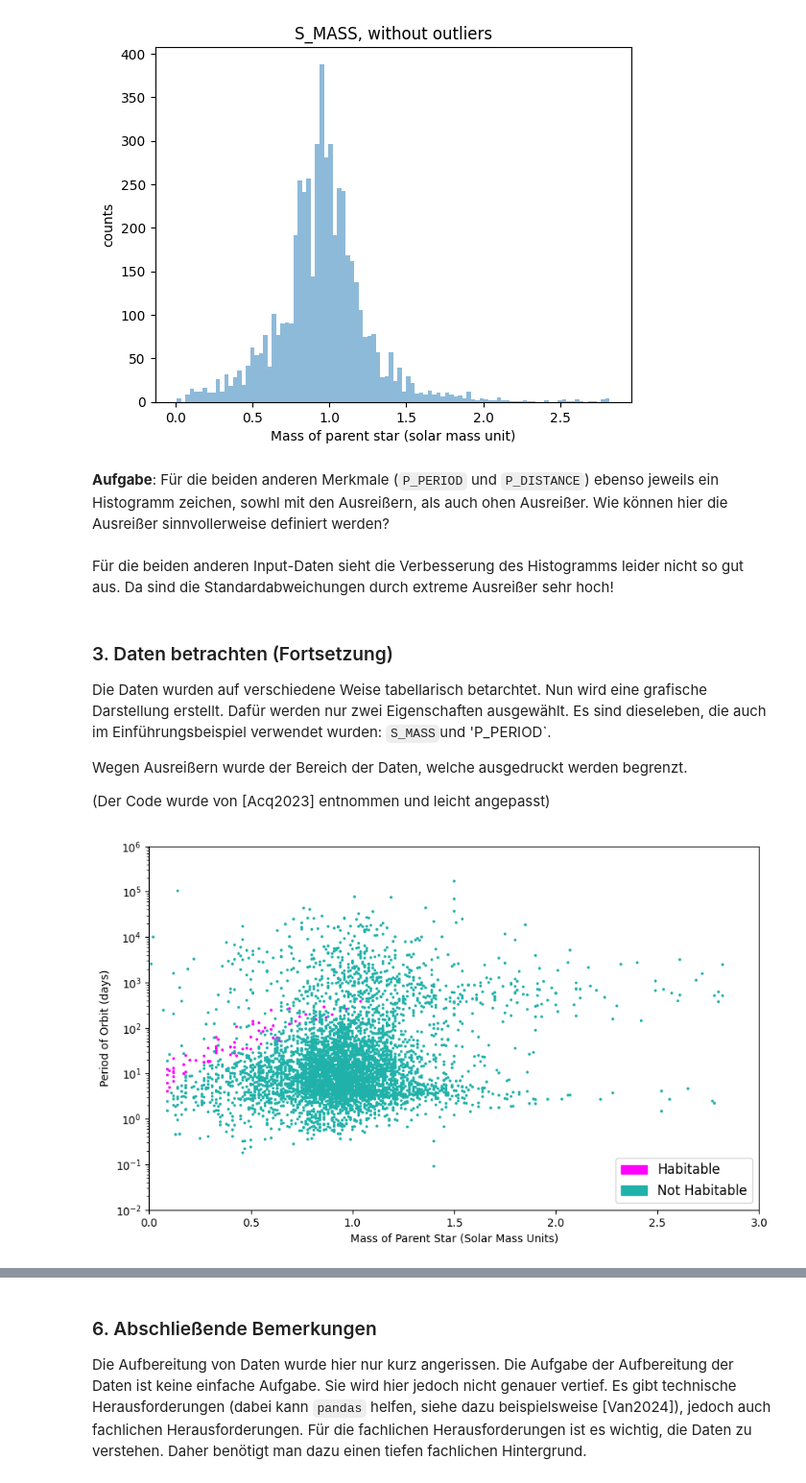
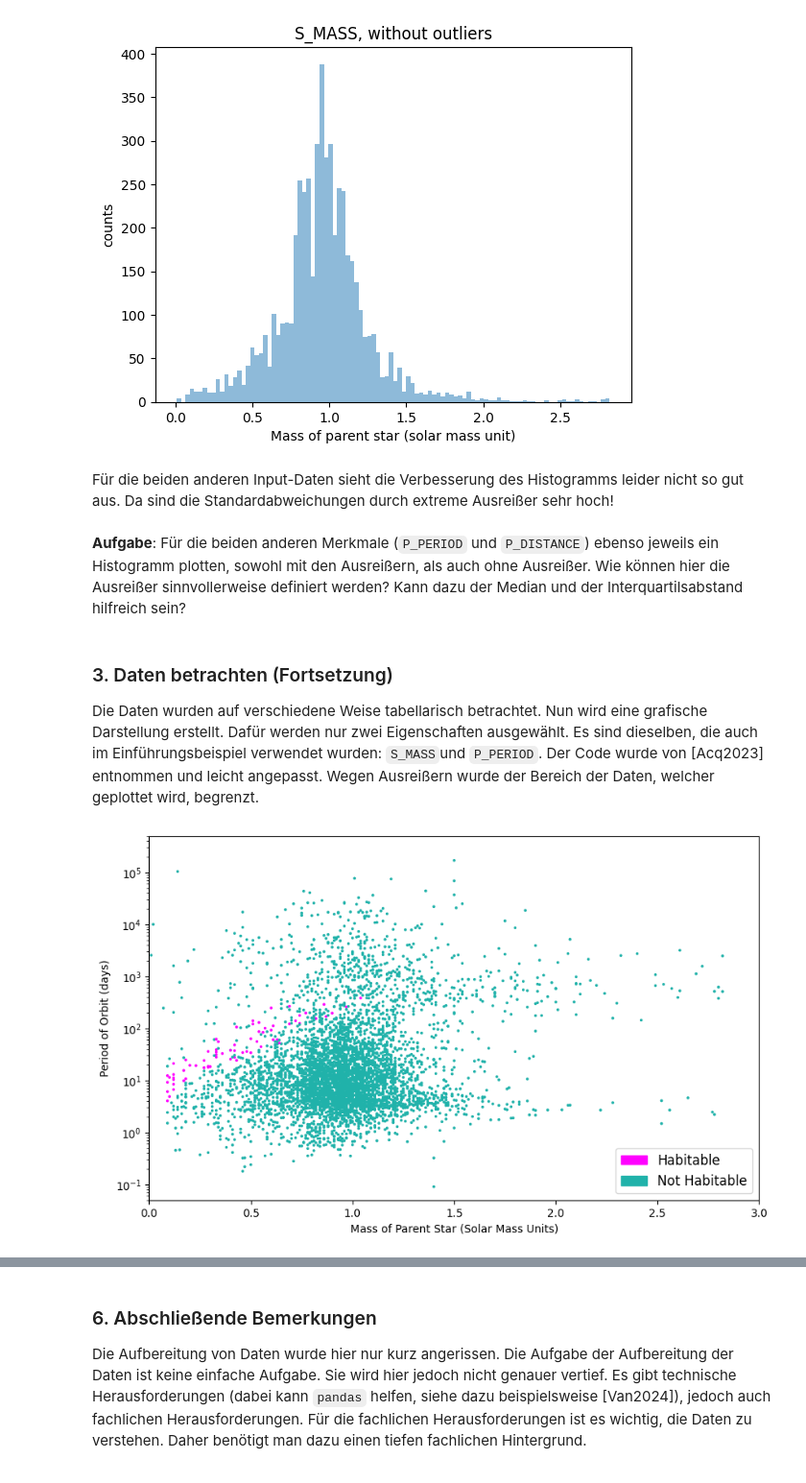
Before and after one commit to Zeh-Marschke/MLe, a Jupyter notebook: ML03a-DatenAufbereiten.ipynb, the cells around one changed output, grey strips where cells are left out. Shown at 96% size. Saved outputs shown, nothing was run; the diff lists cells and outputs as text; code cells hidden in the pictures.

Commit message:
03a DatenAufbereiten überarbeitet

```diff
--- a/ML03a-DatenAufbereiten.ipynb
+++ b/ML03a-DatenAufbereiten.ipynb
@@ -177,50 +181,47 @@ plt.ylabel ("counts")
 plt.show ()
 # %% [output]
 [figure]
-# %% [markdown]
-**Aufgabe**: Für die beiden anderen Merkmale (`P_PERIOD` und `P_DISTANCE`) ebenso jeweils ein Histogramm zeichen,
-sowhl mit den Ausreißern, als auch ohen Ausreißer. Wie können hier die Ausreißer sinnvollerweise definiert werden?
 # %% [markdown]
 Für die beiden anderen Input-Daten sieht die Verbesserung des Histogramms leider nicht so gut aus.
 Da sind die Standardabweichungen durch extreme Ausreißer sehr hoch!
+# %% [markdown]
+**Aufgabe**: Für die beiden anderen Merkmale (`P_PERIOD` und `P_DISTANCE`) ebenso jeweils ein Histogramm plotten,
+sowohl mit den Ausreißern, als auch ohne Ausreißer. Wie können hier die Ausreißer sinnvollerweise definiert werden?
+Kann dazu der Median und der Interquartilsabstand hilfreich sein?
 # %% [markdown]
 ### 3. Daten betrachten (Fortsetzung)
-Die Daten wurden auf verschiedene Weise tabellarisch betarchtet. Nun wird eine grafische Darstellung erstellt.
-Dafür werden nur zwei Eigenschaften ausgewählt. Es sind dieseleben, die auch im Einführungsbeispiel
-verwendet wurden: `S_MASS`und 'P_PERIOD`.
-
-Wegen Ausreißern wurde der Bereich der Daten, welche ausgedruckt werden begrenzt.
-
-(Der Code wurde von [Acq2023] entnommen und leicht angepasst)
+Die Daten wurden auf verschiedene Weise tabellarisch betrachtet. Nun wird eine grafische Darstellung erstellt.
+Dafür werden nur zwei Eigenschaften ausgewählt. Es sind dieselben, die auch im Einführungsbeispiel
+verwendet wurden: `S_MASS`und `P_PERIOD`. Der Code wurde von [Acq2023] entnommen und leicht angepasst.
+Wegen Ausreißern wurde der Bereich der Daten, welcher geplottet wird, begrenzt.
 # %%
 # --- plot the planets
 plt.figure(figsize=(10,6))
 
-COL_NOT_HABITABLE = '#20B2AA'
-COL_HABITABLE = '#FF00FF'
-cmap = matplotlib.colors.LinearSegmentedColormap.from_list ("cmap", [COL_NOT_HABITABLE, COL_HABITABLE])
+C_NOT = '#20B2AA' # color not habitable
+C_HAB = '#FF00FF' # color habitable
+cmap = matplotlib.colors.LinearSegmentedColormap.from_list \
+    ("cmap", [C_NOT, C_HAB])
 
-#a = plt.scatter(final_features['S_MASS'], final_features['P_PERIOD'], marker = '.',\
-#            c = targets, s = 100, cmap=cmap, label = 'Test')
 a = plt.scatter(df_hp ['S_MASS'], df_hp ['P_PERIOD'], marker = '.',\
             c = df_hp ['P_HABITABLE'], s = 10, cmap=cmap, label = 'Test')
 plt.legend()
 
 plt.yscale('log')
 plt.xlabel('Mass of Parent Star (Solar Mass Units)')
 plt.ylabel('Period of Orbit (days)');
 
 plt.xlim ([0.0, 3.0])
-plt.ylim ([1e-2, +1e6])
-bluepatch = mpatches.Patch (color=COL_NOT_HABITABLE, label='Not Habitable')
-magentapatch = mpatches.Patch (color=COL_HABITABLE, label='Habitable')
+plt.ylim ([5*1e-2, 5*1e5])
+bluepatch = mpatches.Patch (color=C_NOT, label='Not Habitable')
+magentapatch = mpatches.Patch (color=C_HAB, label='Habitable')
 
 ax = plt.gca()
 leg = ax.get_legend()
 
 plt.legend(handles=[magentapatch, bluepatch],\
            loc = 'lower right', fontsize = 12)
 plt.show ()
 # %% [output]
-[figure, old version]
+[figure, new version]
 # %% [markdown]
```
Also changed, not shown: parts of 13 cells of this notebook.
